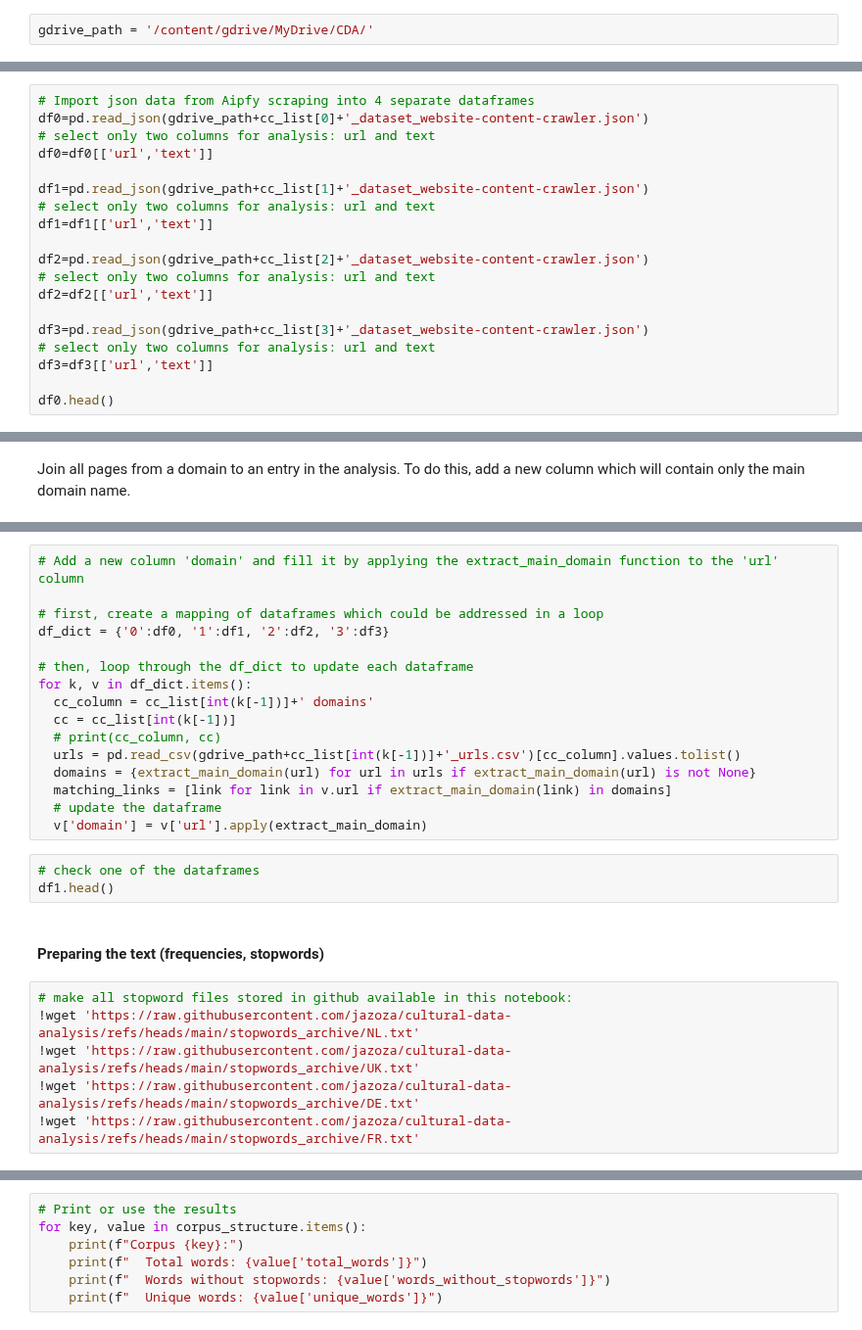
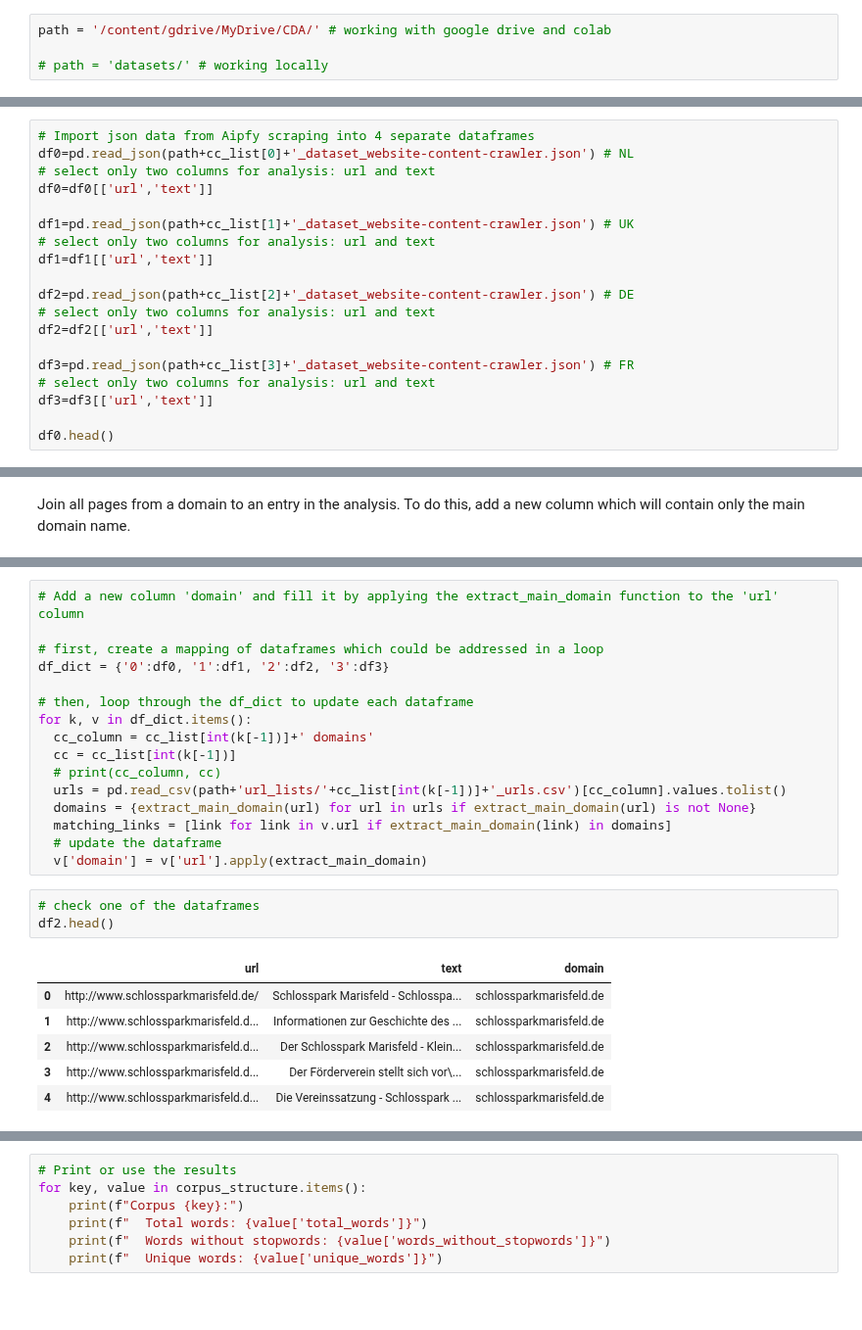
Before and after one commit to jazoza/HHD, a Jupyter notebook: 06_HH_compare_cc.ipynb, the cells around one changed output, grey strips where cells are left out. Shown at 98% size. Saved outputs shown, nothing was run; the diff lists cells and outputs as text; blank space fills up the shorter version.

```diff
--- a/06_HH_compare_cc.ipynb
+++ b/06_HH_compare_cc.ipynb
@@ -29,5 +29,7 @@ drive.mount('/content/gdrive')
 # %%
-gdrive_path = '/content/gdrive/MyDrive/CDA/'
+path = '/content/gdrive/MyDrive/CDA/' # working with google drive and colab
+
+# path = 'datasets/' # working locally
 # %%
 # Country code: change here between 'NL' and 'UK'
 cc_list = ['NL', 'UK', 'DE', 'FR']
@@ -42,18 +36,18 @@ def extract_main_domain(url):
 # %%
 # Import json data from Aipfy scraping into 4 separate dataframes
-df0=pd.read_json(gdrive_path+cc_list[0]+'_dataset_website-content-crawler.json')
+df0=pd.read_json(path+cc_list[0]+'_dataset_website-content-crawler.json') # NL
 # select only two columns for analysis: url and text
 df0=df0[['url','text']]
 
-df1=pd.read_json(gdrive_path+cc_list[1]+'_dataset_website-content-crawler.json')
+df1=pd.read_json(path+cc_list[1]+'_dataset_website-content-crawler.json') # UK
 # select only two columns for analysis: url and text
 df1=df1[['url','text']]
 
-df2=pd.read_json(gdrive_path+cc_list[2]+'_dataset_website-content-crawler.json')
+df2=pd.read_json(path+cc_list[2]+'_dataset_website-content-crawler.json') # DE
 # select only two columns for analysis: url and text
 df2=df2[['url','text']]
 
-df3=pd.read_json(gdrive_path+cc_list[3]+'_dataset_website-content-crawler.json')
+df3=pd.read_json(path+cc_list[3]+'_dataset_website-content-crawler.json') # FR
 # select only two columns for analysis: url and text
 df3=df3[['url','text']]
 
@@ -71,19 +95,18 @@ for k, v in df_dict.items():
   cc_column = cc_list[int(k[-1])]+' domains'
   cc = cc_list[int(k[-1])]
   # print(cc_column, cc)
-  urls = pd.read_csv(gdrive_path+cc_list[int(k[-1])]+'_urls.csv')[cc_column].values.tolist()
+  urls = pd.read_csv(path+'url_lists/'+cc_list[int(k[-1])]+'_urls.csv')[cc_column].values.tolist()
   domains = {extract_main_domain(url) for url in urls if extract_main_domain(url) is not None}
   matching_links = [link for link in v.url if extract_main_domain(link) in domains]
   # update the dataframe
   v['domain'] = v['url'].apply(extract_main_domain)
 # %%
 # check one of the dataframes
-df1.head()
+df2.head()
+# %% [output]
+|  | url | text | domain |
+| 0 | http://www.schlossparkmarisfeld.de/ | Schlosspark Marisfeld - Schlosspa... | schlossparkmarisfeld.de |
+| 1 | http://www.schlossparkmarisfeld.d... | Informationen zur Geschichte des ... | schlossparkmarisfeld.de |
+| 2 | http://www.schlossparkmarisfeld.d... | Der Schlosspark Marisfeld - Klein... | schlossparkmarisfeld.de |
+| 3 | http://www.schlossparkmarisfeld.d... | Der Förderverein stellt sich vor\... | schlossparkmarisfeld.de |
+| 4 | http://www.schlossparkmarisfeld.d... | Die Vereinssatzung - Schlosspark ... | schlossparkmarisfeld.de |
-# %% [markdown]
-#### Preparing the text (frequencies, stopwords)
-# %%
-# make all stopword files stored in github available in this notebook:
-!wget 'https://raw.githubusercontent.com/jazoza/cultural-data-analysis/refs/heads/main/stopwords_archive/NL.txt'
-!wget 'https://raw.githubusercontent.com/jazoza/cultural-data-analysis/refs/heads/main/stopwords_archive/UK.txt'
-!wget 'https://raw.githubusercontent.com/jazoza/cultural-data-analysis/refs/heads/main/stopwords_archive/DE.txt'
-!wget 'https://raw.githubusercontent.com/jazoza/cultural-data-analysis/refs/heads/main/stopwords_archive/FR.txt'
```
Also changed, not shown: parts of 18 cells of this notebook.
